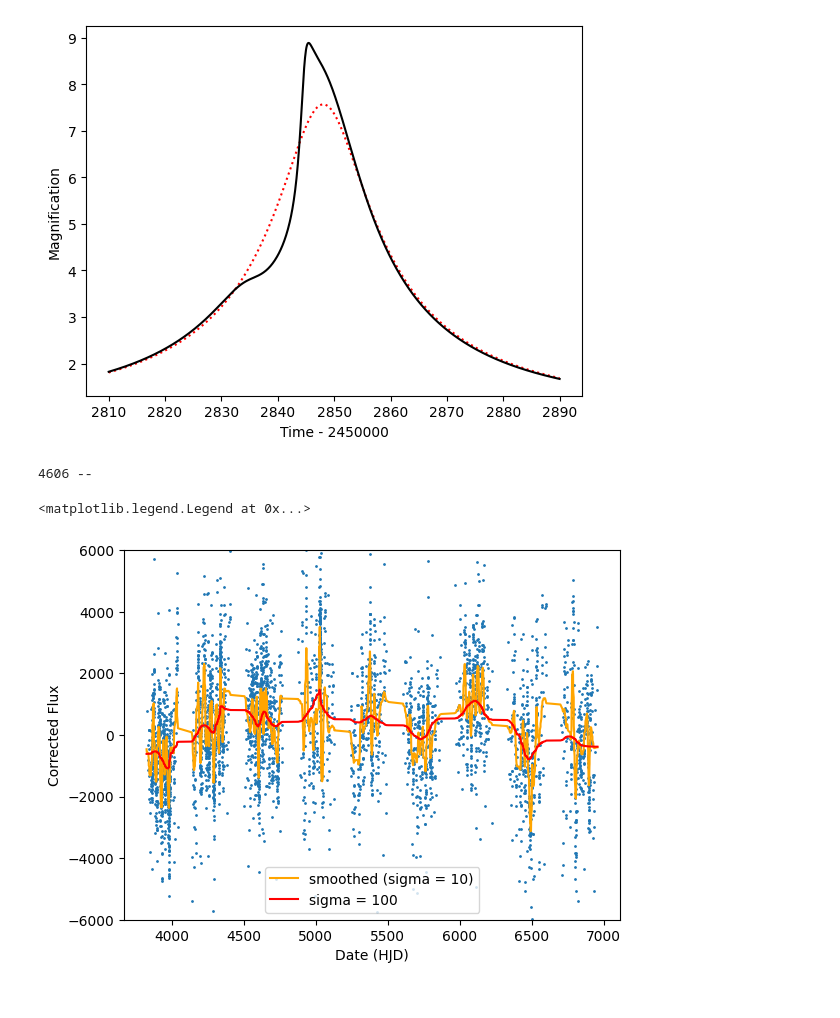
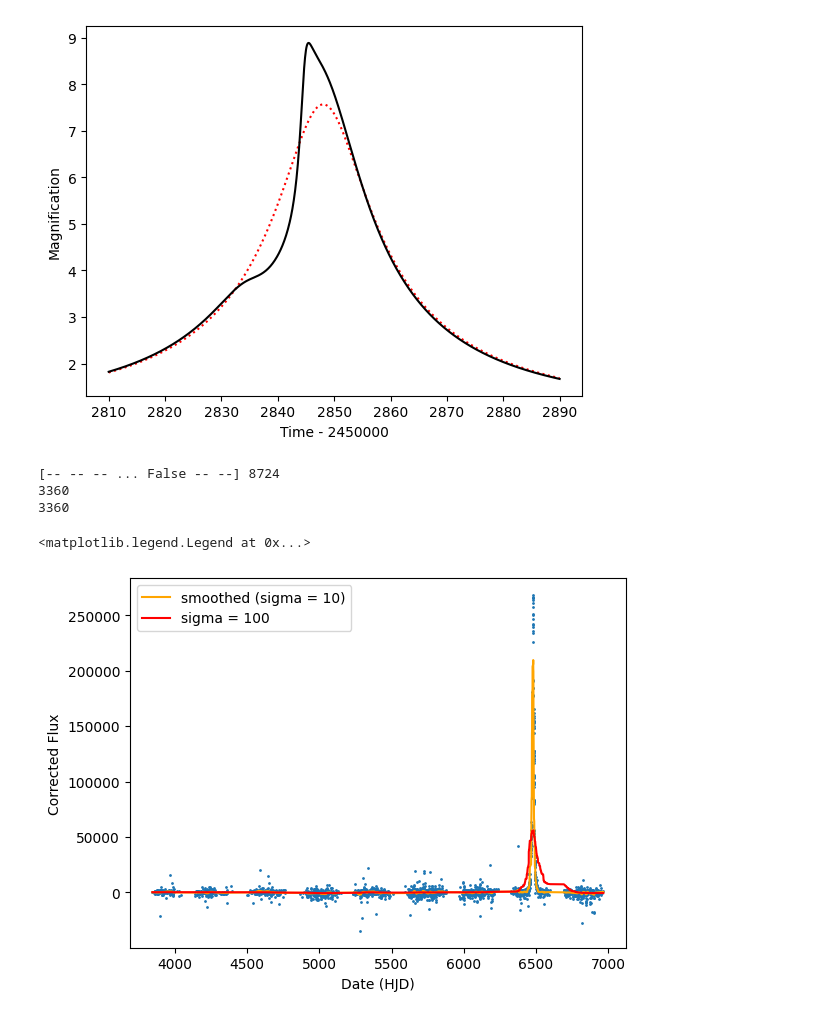
Before and after one commit to star-skelly/microlensing, a Jupyter notebook: mulens_ex.ipynb, the cells around one changed output. Cells and saved outputs as stored; diff of their text form; code cells hidden in the pictures.

Commit message:
better smoothing methods

```diff
--- a/mulens_ex.ipynb
+++ b/mulens_ex.ipynb
@@ -21,42 +25,49 @@ import os
 from tqdm import tqdm
 
 # Read the IPAC file
-directory = os.fsencode("1")
+fdir = "data/lightcurves/"
+directory = os.fsencode(fdir)
 
 curves = []
 
+i = 0
 for file in tqdm(os.listdir(directory)):
     filename = os.fsdecode(file)
-    curve = ascii.read('1/' + filename, format='ipac')
+    curve = ascii.read(fdir + filename, format='ipac')
     curves.append(curve)
+    i+=1
+    if i == 100:
+        break
 # %%
-sample = curves[0:100]
+sample = curves
 # %%
 import matplotlib.pyplot as plt
 from scipy.ndimage import gaussian_filter
 import numpy as np
 
 curve = sample[0]
 plt.scatter(curve['HJD'], curve["cor_flux"], s=1)
 
 mask = np.isnan(curve["cor_flux"]) | (curve["cor_flux"] == 0)
-
-print(len(mask), sum(mask))
-masked_array = np.ma.array(curve["cor_flux"], mask=mask)
-masked_HJD = np.ma.array(curve["HJD"], mask=mask)
+print(mask, len(mask))
+masked_array = np.ma.array(curve["cor_flux"], mask=mask).compressed()
+masked_HJD = np.ma.masked_where(mask, curve["HJD"]).compressed()
+print(len(masked_array))
+print(len(masked_HJD))
 
 smoothed = gaussian_filter(masked_array, sigma=10)
-plt.plot(curve['HJD'], smoothed, color="orange", label="smoothed (sigma = 10)")
+plt.plot(masked_HJD, smoothed, color="orange", label="smoothed (sigma = 10)")
 supa_smooth = gaussian_filter(masked_array, sigma=100)
-plt.plot(curve['HJD'], supa_smooth, color="red", label="sigma = 100")
+plt.plot(masked_HJD, supa_smooth, color="red", label="sigma = 100")
 plt.ylabel("Corrected Flux")
 plt.xlabel("Date (HJD)")
-plt.ylim(-6000, 6000)
 
 plt.legend()
 #plt.yscale('log')
 # %% [output]
-4606 --
+[-- -- -- ... False -- --] 8724
+3360
+3360
 <matplotlib.legend.Legend at 0x...>
-[figure, old version]
+[figure, new version]
 # %%
```
Also changed, not shown: parts of 4 cells of this notebook.
